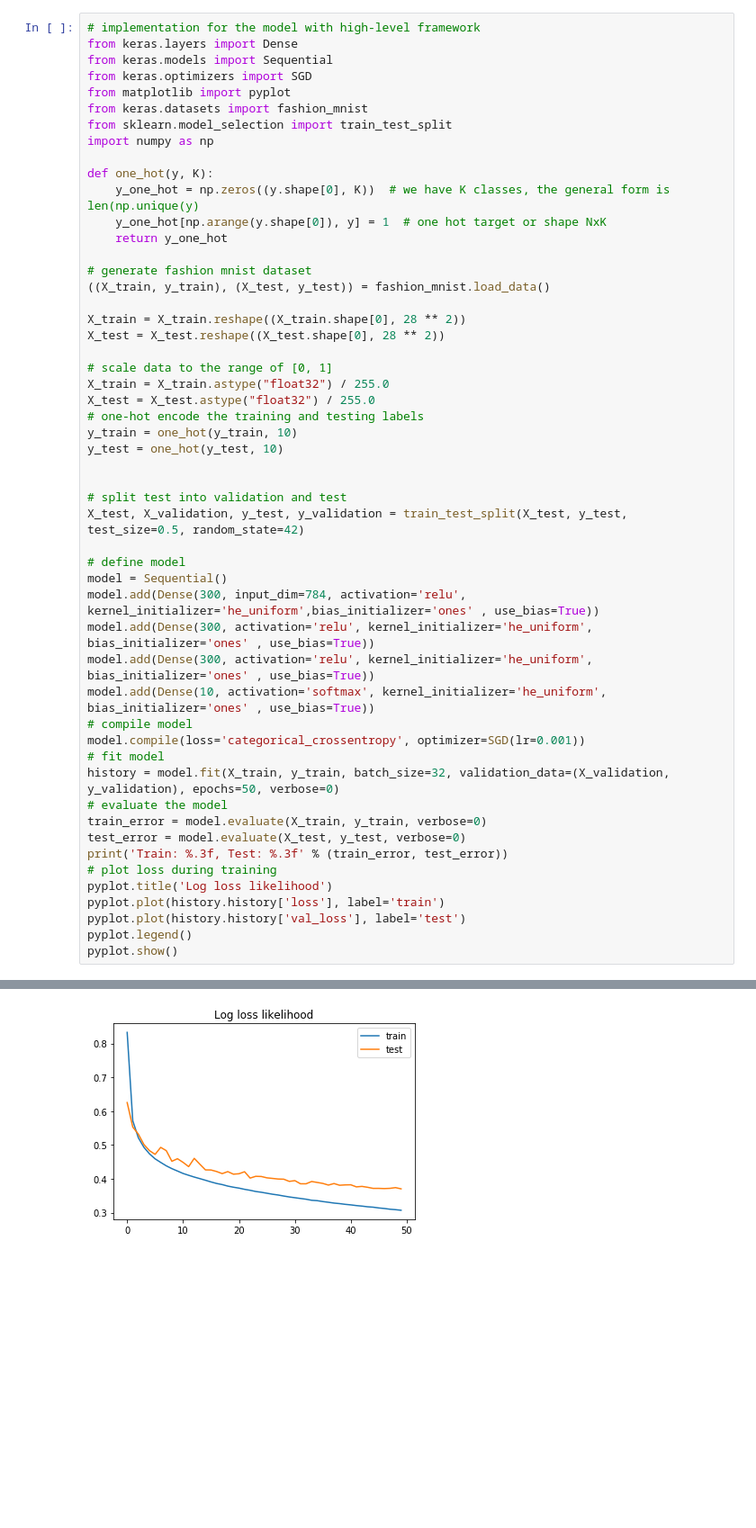
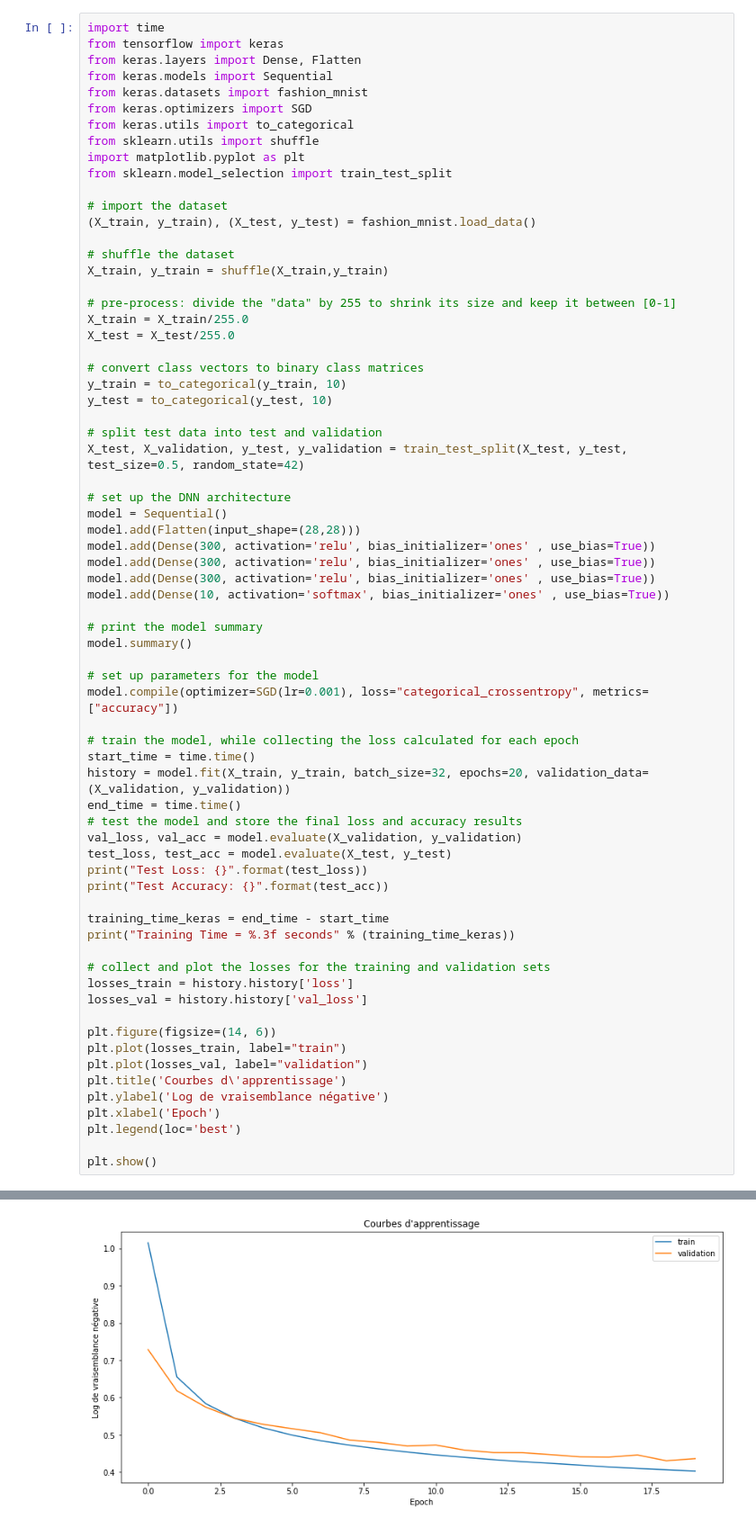
Before and after one commit to KacemKhaled/INF8225, a Jupyter notebook: TP2/TP2.ipynb, the cells around one changed output, grey strips where cells are left out. Shown at 90% size. Cells and saved outputs as stored; diff of their text form; blank space fills up the shorter version.

Commit message:
Part 1 done and started implementing part2

```diff
--- a/TP2/TP2.ipynb
+++ b/TP2/TP2.ipynb
@@ -273,53 +278,70 @@ Accuracy on unseen data:0.9236000000
 # %%
-# implementation for the model with high-level framework
-from keras.layers import Dense
+import time
+from tensorflow import keras
+from keras.layers import Dense, Flatten
 from keras.models import Sequential
+from keras.datasets import fashion_mnist
 from keras.optimizers import SGD
-from matplotlib import pyplot
-from keras.datasets import fashion_mnist
+from keras.utils import to_categorical
+from sklearn.utils import shuffle
+import matplotlib.pyplot as plt
 from sklearn.model_selection import train_test_split
-import numpy as np
 
-def one_hot(y, K):
-    y_one_hot = np.zeros((y.shape[0], K))  # we have K classes, the general form is len(np.unique(y)
-    y_one_hot[np.arange(y.shape[0]), y] = 1  # one hot target or shape NxK
-    return y_one_hot
+# import the dataset
+(X_train, y_train), (X_test, y_test) = fashion_mnist.load_data()
 
-# generate fashion mnist dataset
-((X_train, y_train), (X_test, y_test)) = fashion_mnist.load_data()
+# shuffle the dataset
+X_train, y_train = shuffle(X_train,y_train)
 
-X_train = X_train.reshape((X_train.shape[0], 28 ** 2))
-X_test = X_test.reshape((X_test.shape[0], 28 ** 2))
+# pre-process: divide the "data" by 255 to shrink its size and keep it between [0-1]
+X_train = X_train/255.0
+X_test = X_test/255.0
 
-# scale data to the range of [0, 1]
-X_train = X_train.astype("float32") / 255.0
-X_test = X_test.astype("float32") / 255.0
-# one-hot encode the training and testing labels
-y_train = one_hot(y_train, 10)
-y_test = one_hot(y_test, 10)
+# convert class vectors to binary class matrices
+y_train = to_categorical(y_train, 10)
+y_test = to_categorical(y_test, 10)
 
-
-# split test into validation and test
+# split test data into test and validation
 X_test, X_validation, y_test, y_validation = train_test_split(X_test, y_test, test_size=0.5, random_state=42)
 
-# define model
+# set up the DNN architecture
 model = Sequential()
-model.add(Dense(300, input_dim=784, activation='relu', kernel_initializer='he_uniform',bias_initializer='ones' , use_bias=True))
-model.add(Dense(300, activation='relu', kernel_initializer='he_uniform', bias_initializer='ones' , use_bias=True))
-model.add(Dense(300, activation='relu', kernel_initializer='he_uniform', bias_initializer='ones' , use_bias=True))
-model.add(Dense(10, activation='softmax', kernel_initializer='he_uniform', bias_initializer='ones' , use_bias=True))
-# compile model
-model.compile(loss='categorical_crossentropy', optimizer=SGD(lr=0.001))
-# fit model
-history = model.fit(X_train, y_train, batch_size=32, validation_data=(X_validation, y_validation), epochs=50, verbose=0)
-# evaluate the model
-train_error = model.evaluate(X_train, y_train, verbose=0)
-test_error = model.evaluate(X_test, y_test, verbose=0)
-print('Train: %.3f, Test: %.3f' % (train_error, test_error))
-# plot loss during training
-pyplot.title('Log loss likelihood')
-pyplot.plot(history.history['loss'], label='train')
-pyplot.plot(history.history['val_loss'], label='test')
-pyplot.legend()
-pyplot.show()
+model.add(Flatten(input_shape=(28,28)))
+model.add(Dense(300, activation='relu', bias_initializer='ones' , use_bias=True))
+model.add(Dense(300, activation='relu', bias_initializer='ones' , use_bias=True))
+model.add(Dense(300, activation='relu', bias_initializer='ones' , use_bias=True))
+model.add(Dense(10, activation='softmax', bias_initializer='ones' , use_bias=True))
+
+# print the model summary
+model.summary()
+
+# set up parameters for the model
+model.compile(optimizer=SGD(lr=0.001), loss="categorical_crossentropy", metrics=["accuracy"])
+
+# train the model, while collecting the loss calculated for each epoch
+start_time = time.time()
+history = model.fit(X_train, y_train, batch_size=32, epochs=20, validation_data=(X_validation, y_validation))
+end_time = time.time()
+# test the model and store the final loss and accuracy results
+val_loss, val_acc = model.evaluate(X_validation, y_validation)
+test_loss, test_acc = model.evaluate(X_test, y_test)
+print("Test Loss: {}".format(test_loss))
+print("Test Accuracy: {}".format(test_acc))
+
+training_time_keras = end_time - start_time
+print("Training Time = %.3f seconds" % (training_time_keras))
+
+# collect and plot the losses for the training and validation sets
+losses_train = history.history['loss']
+losses_val = history.history['val_loss']
+
+plt.figure(figsize=(14, 6))
+plt.plot(losses_train, label="train")
+plt.plot(losses_val, label="validation")
+plt.title('Courbes d\'apprentissage')
+plt.ylabel('Log de vraisemblance négative')
+plt.xlabel('Epoch')
+plt.legend(loc='best')
+
+plt.show()
 # %% [output]
@@ -327 +365 @@ Train: 0.305, Test: 0.383
-[figure, old version]
+[figure, new version]
```
Also changed, not shown: parts of 9 cells of this notebook.
